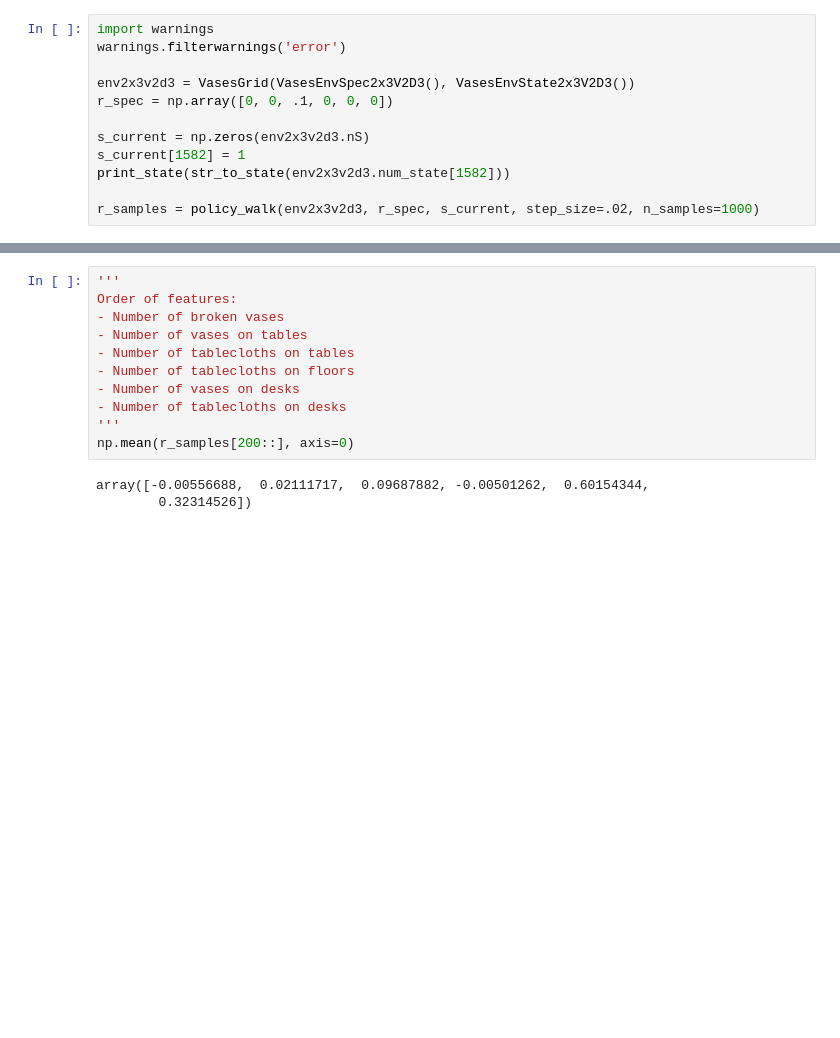
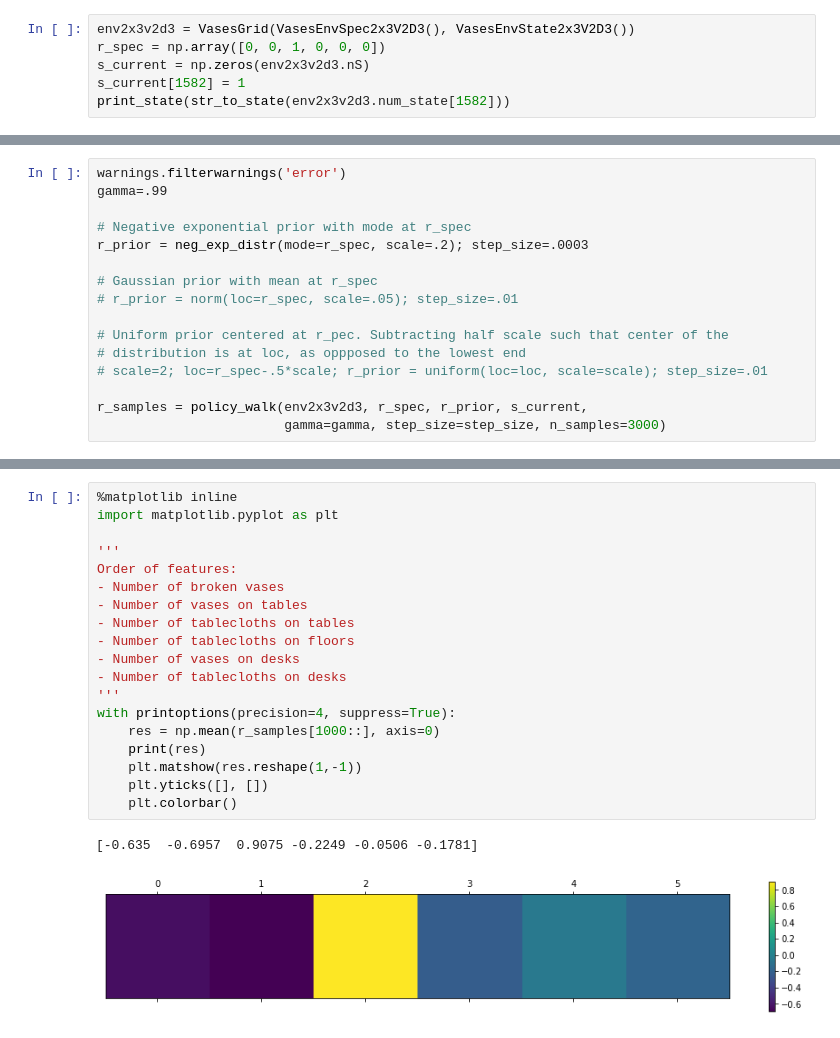
Before and after one commit to krasheninnikov/max-causal-ent-irl, a Jupyter notebook: BIRL.ipynb, the cells around one changed output, grey strips where cells are left out. Cells and saved outputs as stored; diff of their text form; blank space fills up the shorter version.

Commit message:
numerical stability, fixed rejection action, uniform prior

```diff
--- a/BIRL.ipynb
+++ b/BIRL.ipynb
@@ -89,14 +109,8 @@ def policy_walk(env, r_spec, s_current, step_size, n_samples):
         if len(samples)==n_samples:
             return samples
 # %%
-import warnings
-warnings.filterwarnings('error')
-
 env2x3v2d3 = VasesGrid(VasesEnvSpec2x3V2D3(), VasesEnvState2x3V2D3())
-r_spec = np.array([0, 0, .1, 0, 0, 0])
-
+r_spec = np.array([0, 0, 1, 0, 0, 0])
 s_current = np.zeros(env2x3v2d3.nS)
 s_current[1582] = 1
 print_state(str_to_state(env2x3v2d3.num_state[1582]))
-
-r_samples = policy_walk(env2x3v2d3, r_spec, s_current, step_size=.02, n_samples=1000)
@@ -104,0 +123,16 @@ r_samples = policy_walk(env2x3v2d3, r_spec, s_current, step_size=.02, n_samples=
+# %%
+warnings.filterwarnings('error')
+gamma=.99
+
+# Negative exponential prior with mode at r_spec
+r_prior = neg_exp_distr(mode=r_spec, scale=.2); step_size=.0003
+
+# Gaussian prior with mean at r_spec
+# r_prior = norm(loc=r_spec, scale=.05); step_size=.01
+
+# Uniform prior centered at r_pec. Subtracting half scale such that center of the
+# distribution is at loc, as oppposed to the lowest end
+# scale=2; loc=r_spec-.5*scale; r_prior = uniform(loc=loc, scale=scale); step_size=.01
+
+r_samples = policy_walk(env2x3v2d3, r_spec, r_prior, s_current,
+                        gamma=gamma, step_size=step_size, n_samples=3000)
@@ -105,14 +152,22 @@ r_samples = policy_walk(env2x3v2d3, r_spec, s_current, step_size=.02, n_samples=
 # %%
+%matplotlib inline
+import matplotlib.pyplot as plt
+
 '''
 Order of features:
 - Number of broken vases
 - Number of vases on tables
 - Number of tablecloths on tables
 - Number of tablecloths on floors
 - Number of vases on desks
 - Number of tablecloths on desks
 '''
-np.mean(r_samples[200::], axis=0)
+with printoptions(precision=4, suppress=True):
+    res = np.mean(r_samples[1000::], axis=0)
+    print(res)
+    plt.matshow(res.reshape(1,-1))
+    plt.yticks([], [])
+    plt.colorbar()
 # %% [output]
-array([-0.00556688,  0.02111717,  0.09687882, -0.00501262,  0.60154344,
-        0.32314526])
+[-0.635  -0.6957  0.9075 -0.2249 -0.0506 -0.1781]
+[figure, added]
```
Also changed, not shown: parts of 5 cells of this notebook.
